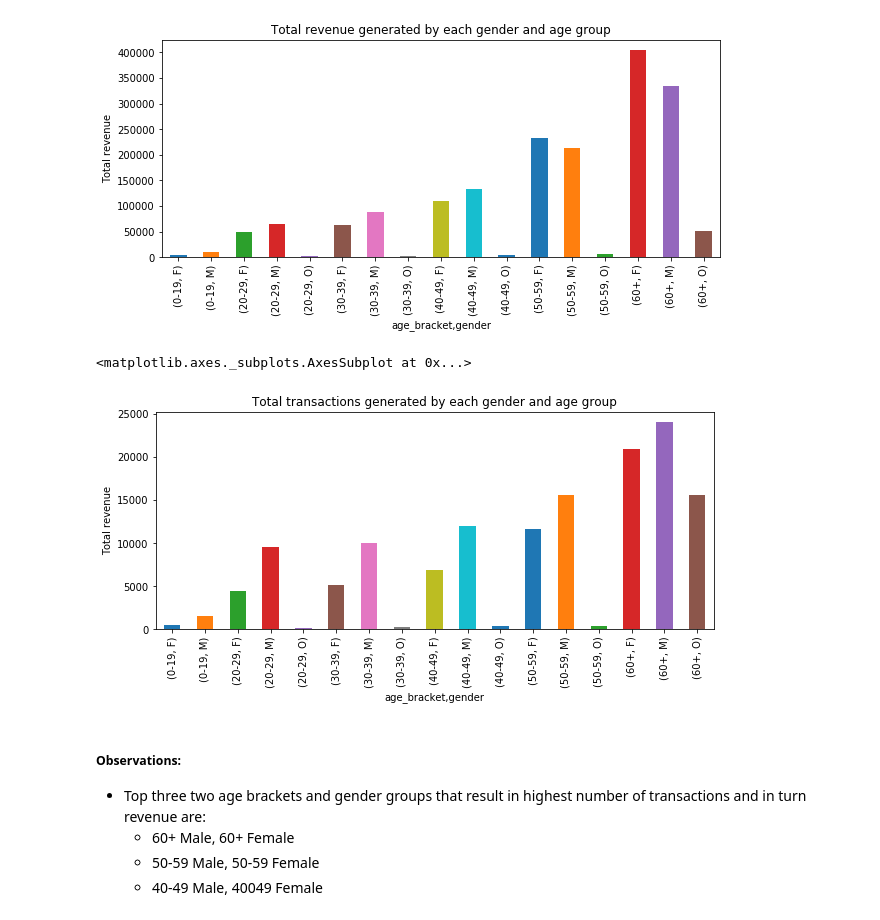
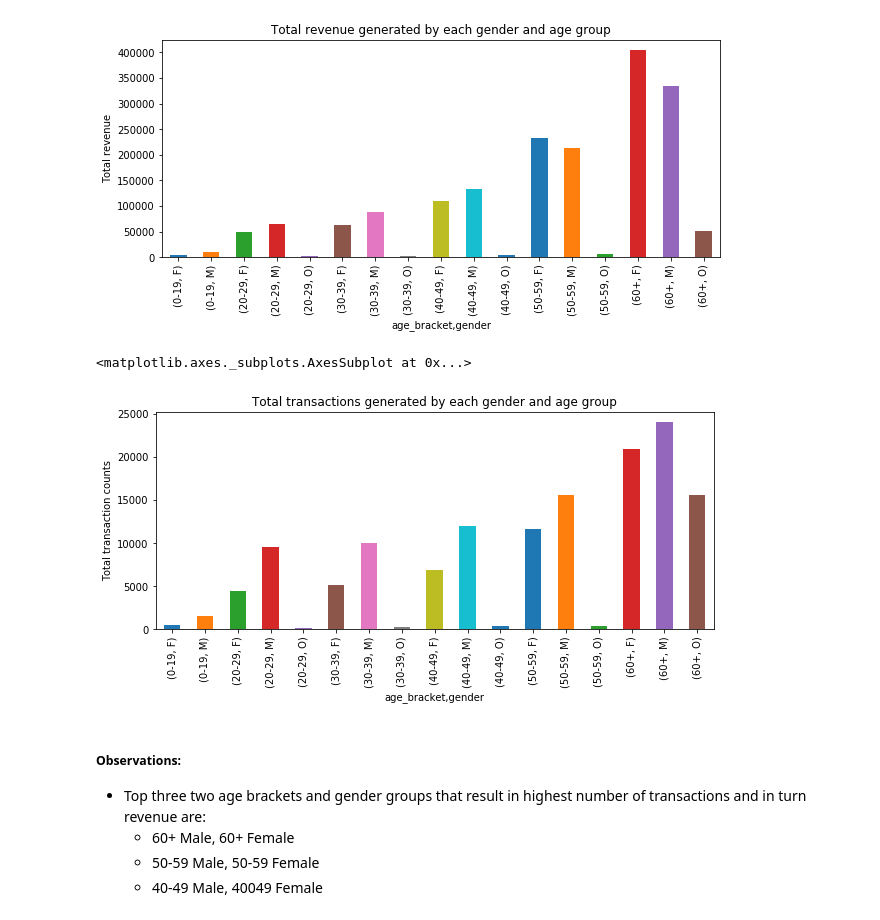
Before and after one commit to vasthav/Udacity-DSND-Capstone_project-Starbucks, a Jupyter notebook: Starbucks_Capstone_notebook.ipynb, the cells around one changed output. Drawn from its saved outputs; the diff is of its cells as text; code cells hidden in the pictures.

```diff
--- a/Starbucks_Capstone_notebook.ipynb
+++ b/Starbucks_Capstone_notebook.ipynb
@@ -346,7 +357,13 @@ user_transaction_summary.head()
 | 4 | 5e60c6aa3b834e44b822ea43a3efea26 | 32 | 103.66 | 59 | 20141120 | M | 55000.0 |
 # %%
 def age_bracket_func(x):
-#     print(x)
+    """ Function to map and return the age bracket where the input age.
+
+    Args:
+        x {int}: input age
+    Returns:
+        {str}: age bracket where the input age.
+    """
     if 0 < x < 20:
         return '0-19'
     elif 20 <= x <30:
@@ -360,6 +377,7 @@ def age_bracket_func(x):
     else:
         return '60+'
 
+# Adding a age bracket column for each user summary
 age_split_user_summary = user_transaction_summary.copy()
 age_split_user_summary['age_bracket'] = age_split_user_summary['age'].apply(age_bracket_func)
 age_split_user_summary.head()
@@ -479,15 +505,17 @@ g['revenue'].plot(kind='bar')
 <matplotlib.axes._subplots.AxesSubplot at 0x...>
 [figure]
 # %%
+# Plotting bar graph for - Total transactions generated by each gender and age group
+
 plt.figure(figsize=(10,4))
 plt.title('Total transactions generated by each gender and age group')
 plt.xlabel('Age_bracket & gender')
-plt.ylabel('Total revenue')
+plt.ylabel('Total transaction counts')
 g = age_split_user_summary.groupby(['age_bracket', 'gender']).sum().copy()
 g['counts'].plot(kind='bar')
 # %% [output]
 <matplotlib.axes._subplots.AxesSubplot at 0x...>
-[figure, old version]
+[figure, new version]
 # %% [markdown]
 ##### Observations:
 - Top three two age brackets and gender groups that result in highest number of transactions and in turn revenue are:
```
Also changed, not shown: parts of 53 cells of this notebook.
